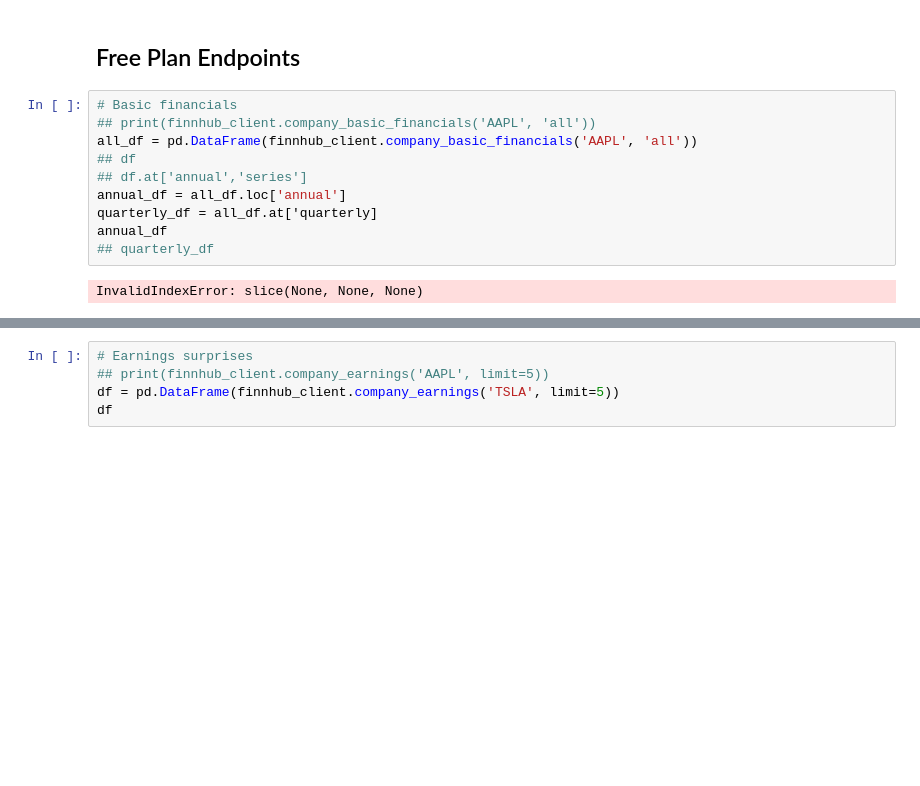
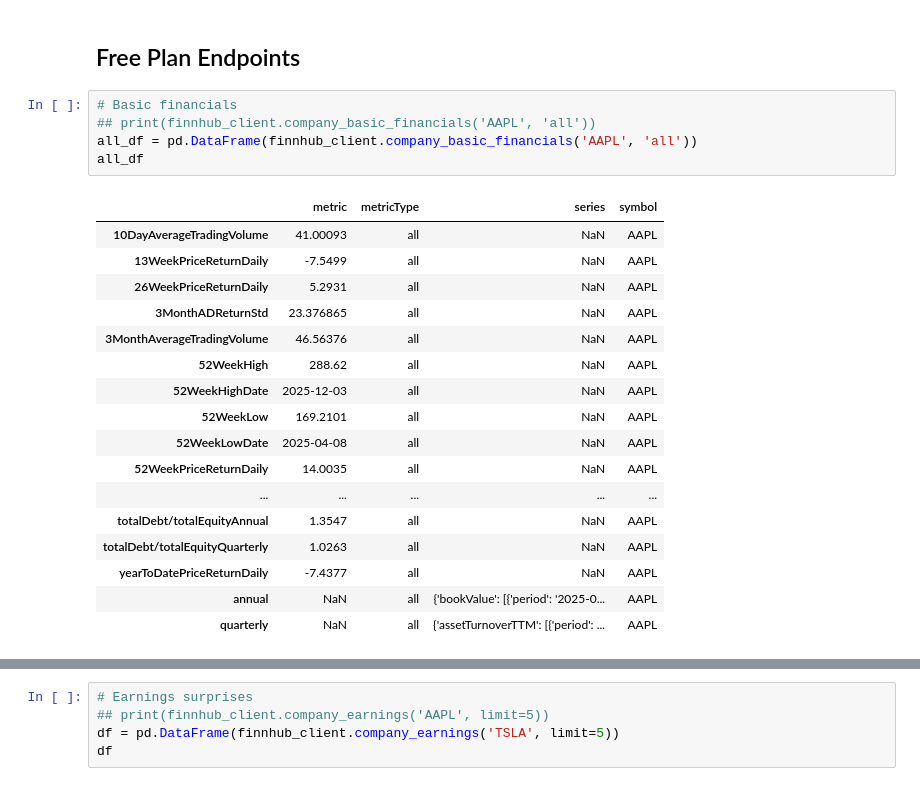
Before and after one commit to dsavas07/Stock-Keeper, a Jupyter notebook: Finnhub_API_Test.ipynb, the cells around one changed output, grey strips where cells are left out. Drawn from its saved outputs; the diff is of its cells as text; blank space fills up the shorter version.

```diff
--- a/Finnhub_API_Test.ipynb
+++ b/Finnhub_API_Test.ipynb
@@ -19,12 +19,23 @@ pd.set_option('display.max_columns', None)
 # %%
 # Basic financials
 ## print(finnhub_client.company_basic_financials('AAPL', 'all'))
 all_df = pd.DataFrame(finnhub_client.company_basic_financials('AAPL', 'all'))
-## df
-## df.at['annual','series']
-annual_df = all_df.loc['annual']
-quarterly_df = all_df.at['quarterly]
-annual_df
-## quarterly_df
+all_df
 # %% [output]
-InvalidIndexError: slice(None, None, None)
+|  | metric | metricType | series | symbol |
+| 10DayAverageTradingVolume | 41.00093 | all | NaN | AAPL |
+| 13WeekPriceReturnDaily | -7.5499 | all | NaN | AAPL |
+| 26WeekPriceReturnDaily | 5.2931 | all | NaN | AAPL |
+| 3MonthADReturnStd | 23.376865 | all | NaN | AAPL |
+| 3MonthAverageTradingVolume | 46.56376 | all | NaN | AAPL |
+| 52WeekHigh | 288.62 | all | NaN | AAPL |
+| 52WeekHighDate | 2025-12-03 | all | NaN | AAPL |
+| 52WeekLow | 169.2101 | all | NaN | AAPL |
+| 52WeekLowDate | 2025-04-08 | all | NaN | AAPL |
+| 52WeekPriceReturnDaily | 14.0035 | all | NaN | AAPL |
+| ... | ... | ... | ... | ... |
+| totalDebt/totalEquityAnnual | 1.3547 | all | NaN | AAPL |
+| totalDebt/totalEquityQuarterly | 1.0263 | all | NaN | AAPL |
+| yearToDatePriceReturnDaily | -7.4377 | all | NaN | AAPL |
+| annual | NaN | all | {'bookValue': [{'period': '2025-0... | AAPL |
+| quarterly | NaN | all | {'assetTurnoverTTM': [{'period': ... | AAPL |
```
Also changed, not shown: parts of 1 cell of this notebook.
